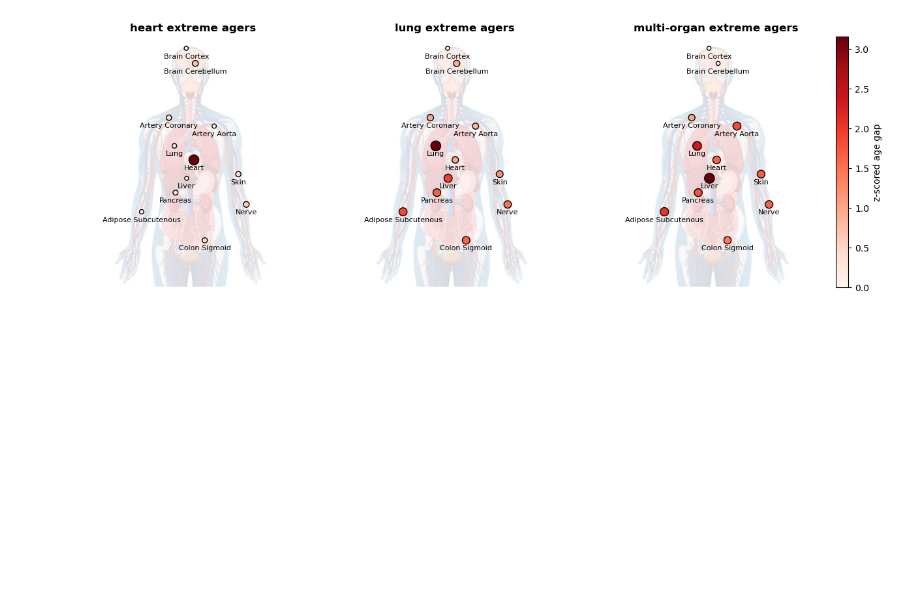
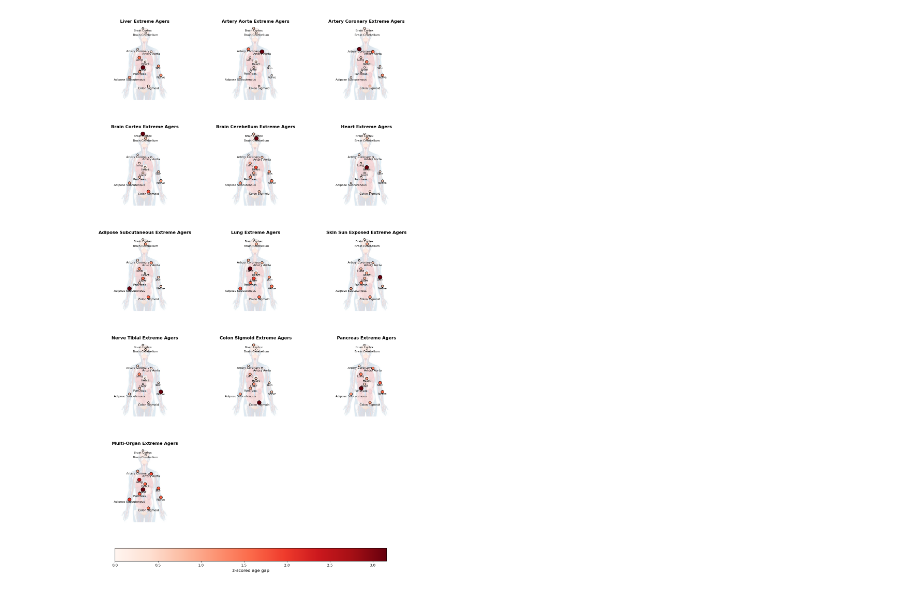
Before and after one commit to MubasshiraMusarrat/Orange, a Jupyter notebook: extreme_agers_antomogram/custom_antomogram.ipynb, the cells around one changed output. Drawn from its saved outputs; the diff is of its cells as text; code cells hidden in the pictures; blank space fills up the shorter version.

```diff
--- a/extreme_agers_antomogram/custom_antomogram.ipynb
+++ b/extreme_agers_antomogram/custom_antomogram.ipynb
@@ -12,33 +11,47 @@ coordinates = [(218, 1100), (672, 563), (389, 510), (554, 170), (497, 75), (613,
 
 organs = ['Adipose Subcutenous', 'Artery Aorta', 'Artery Coronary', 'Brain Cerebellum', 'Brain Cortex', 'Colon Sigmoid', 'Heart', 'Liver', 'Lung', 'Nerve', 'Pancreas', 'Skin']
 
-data = pd.read_csv('avg_agegaps.csv')
+data = pd.read_csv('sorted.csv')
 z_scores_columns = data.columns[1:]
 # %%
-fig, axes = plt.subplots(1, len(z_scores_columns), figsize=(15, 5))
+n_cols = 3
+n_rows = -(-len(z_scores_columns) // n_cols)
 
-for ax, column in zip(axes, z_scores_columns):
+fig, axes = plt.subplots(n_rows, n_cols, figsize=(15, 5 * n_rows))
+axes = axes.flatten()
+
+text_offset_factor = 0.05 * (max(y for _, y in coordinates) - min(y for _, y in coordinates))
+
+for idx, (ax, column) in enumerate(zip(axes, z_scores_columns)):
     z_scores = data[column].values
     ax.imshow(background, alpha=0.2)
-    point_sizes = 20 +(z_scores - np.min(z_scores)) / (np.max(z_scores) - np.min(z_scores)) * 100
+    point_sizes = 20 + (z_scores - np.min(z_scores)) / (np.max(z_scores) - np.min(z_scores)) * 100
     scatter = ax.scatter(
         [x for x, y in coordinates],
         [y for x, y in coordinates],
         c=z_scores,
         cmap='Reds',
         s=point_sizes,
         edgecolor='black'
     )
-    for (x, y), organ in zip(coordinates, organs):
-        ax.text(x, y + 60, f"{organ}", ha='center', fontsize=8, color='black')
+
+    for (x, y), organ, size in zip(coordinates, organs, point_sizes):
+        ax.text(
+            x, y +  text_offset_factor + size * 0.02,
+            f"{organ}", ha='center', fontsize=8, color='black'
+        )
     ax.set_title(column, fontsize=12, weight='bold')
     ax.axis('off')
 
-cbar = fig.colorbar(scatter, ax=axes, orientation='vertical', fraction=0.02, pad=0.1)
-cbar.set_label("z-scored age gap")
+for idx in range(len(z_scores_columns), len(axes)):
+    axes[idx].axis('off')
 
-fig.subplots_adjust(wspace=0.4, hspace=0.4, right=0.85)
+cbar_ax = fig.add_axes([0.15, 0.05, 0.7, 0.02])
+cbar = fig.colorbar(scatter, cax=cbar_ax, orientation='horizontal')
+cbar.set_label("z-scored age gap", fontsize=12)
+
+fig.subplots_adjust(wspace=0.4, hspace=0.4)
 plt.savefig('extreme_agers_antomogram.png')
 plt.show()
 # %% [output]
-[figure, old version]
+[figure, new version]
```
Also changed, not shown: parts of 1 cell of this notebook, 6 other files.
